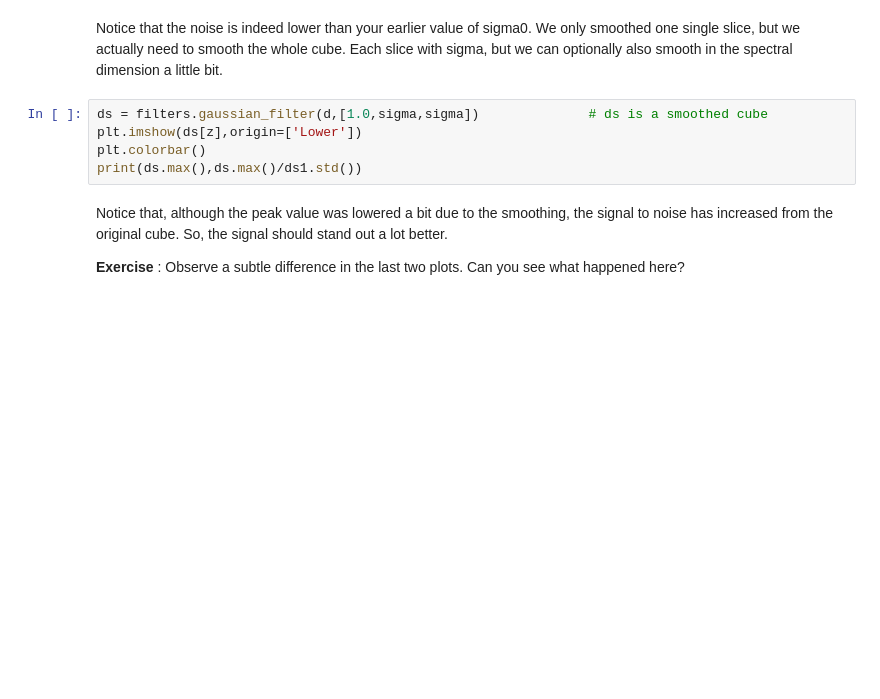
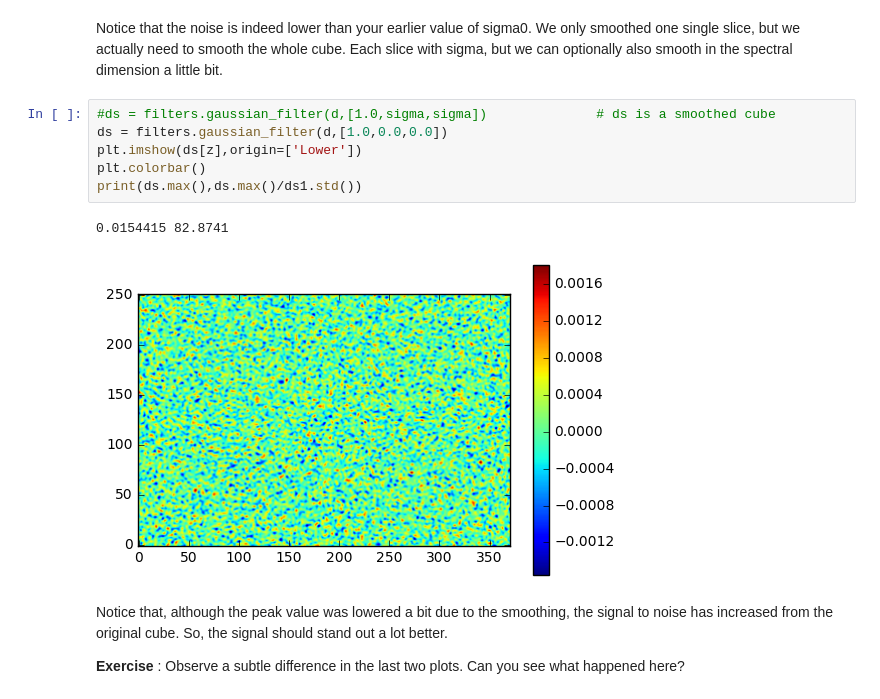
Before and after one commit to teuben/astr288p-fall16, a Jupyter notebook: notebooks/n6503-case1.ipynb, the cells around one changed output. Cells and saved outputs as stored; diff of their text form; blank space fills up the shorter version.

```diff
--- a/notebooks/n6503-case1.ipynb
+++ b/notebooks/n6503-case1.ipynb
@@ -215,10 +294,14 @@ plt.colorbar()
 # %% [markdown]
 Notice that the noise is indeed lower than your earlier value of sigma0.   We only smoothed one single slice, but we actually need to smooth the whole cube.  Each slice  with sigma, but we can optionally also smooth in the spectral dimension a little bit.
 # %%
-ds = filters.gaussian_filter(d,[1.0,sigma,sigma])              # ds is a smoothed cube
+#ds = filters.gaussian_filter(d,[1.0,sigma,sigma])              # ds is a smoothed cube
+ds = filters.gaussian_filter(d,[1.0,0.0,0.0])
 plt.imshow(ds[z],origin=['Lower'])
 plt.colorbar()
 print(ds.max(),ds.max()/ds1.std())
+# %% [output]
+0.0154415 82.8741
+[figure, added]
 # %% [markdown]
 Notice that, although the peak value was lowered a bit due to the smoothing, the signal to noise has increased from the original cube. So, the signal should stand out a lot better.
 
```
Also changed, not shown: parts of 22 cells of this notebook.
